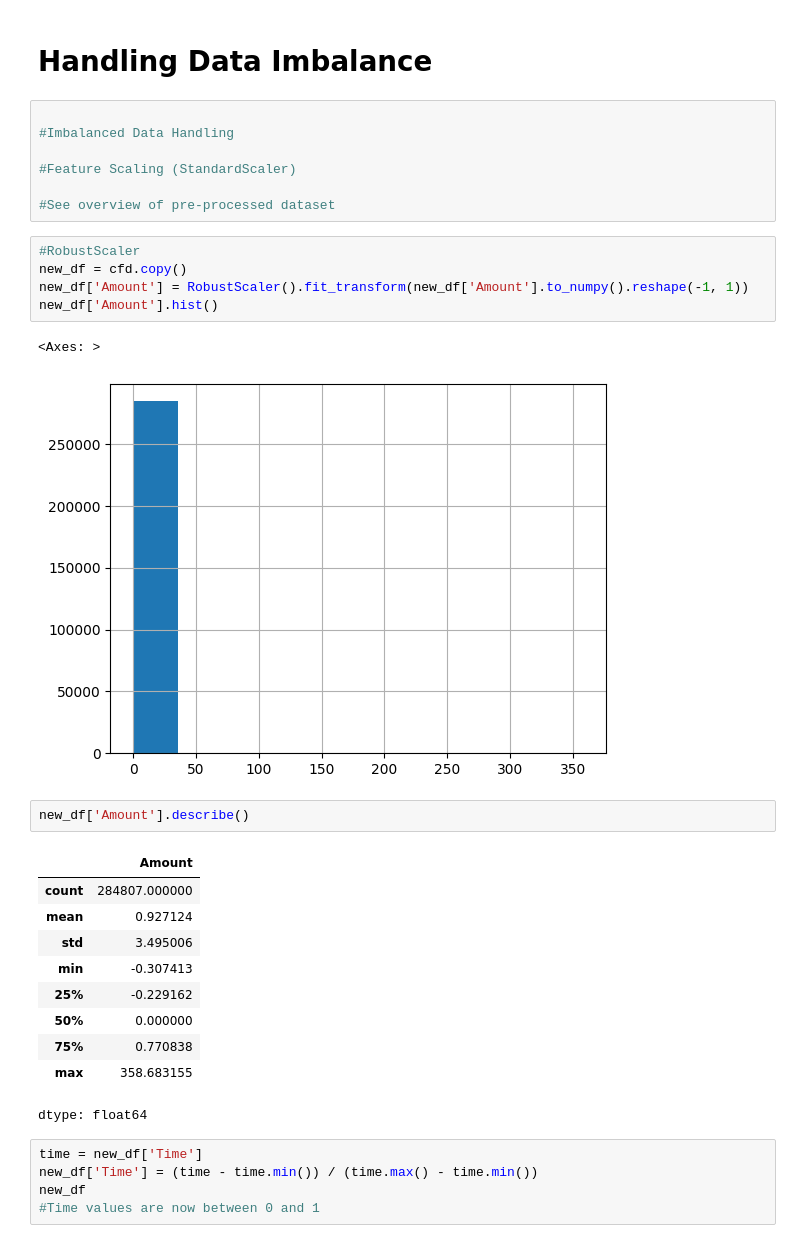
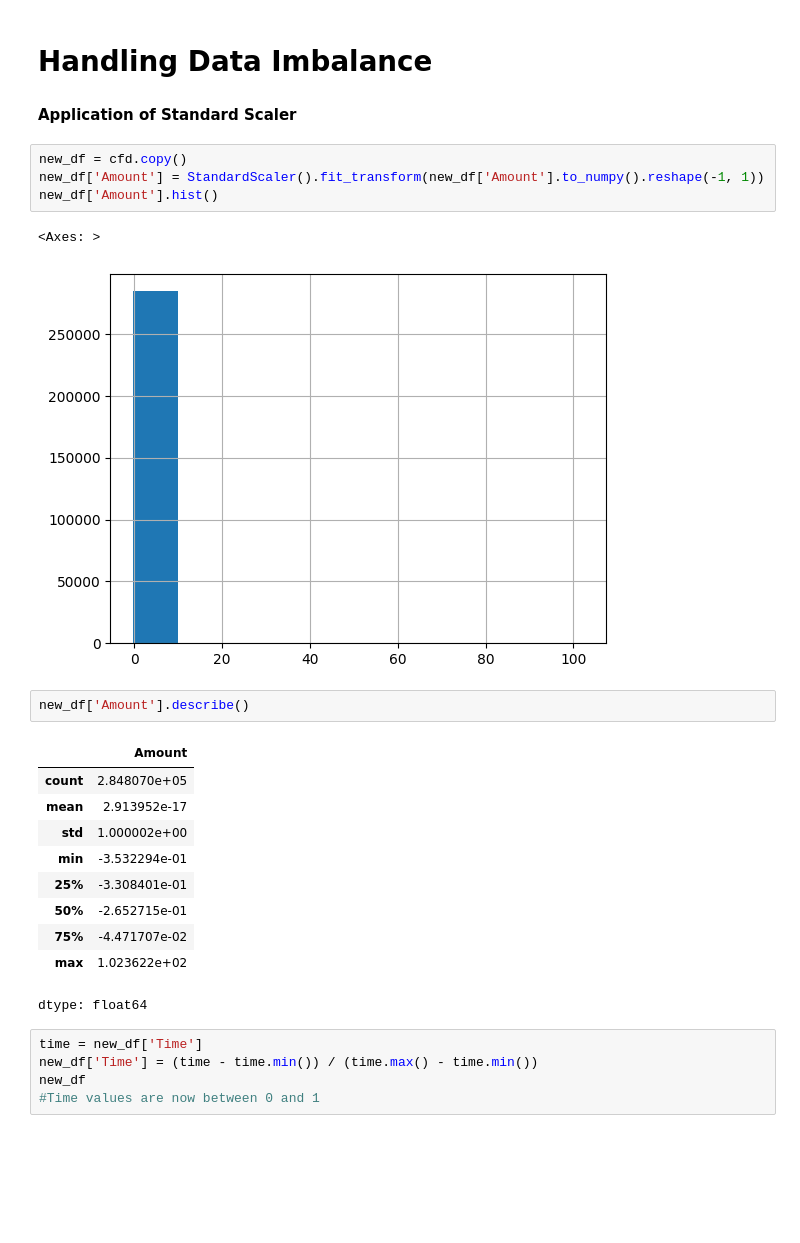
Before and after one commit to moridin04/CCADMACL-Research, a Jupyter notebook: Fraud_Detection_Program.ipynb, the cells around one changed output. Drawn from its saved outputs; the diff is of its cells as text; blank space fills up the shorter version.

```diff
--- a/Fraud_Detection_Program.ipynb
+++ b/Fraud_Detection_Program.ipynb
@@ -160,32 +181,26 @@ dtype: int64
 # %% [markdown]
 # **Handling Data Imbalance**
-# %%
-
-#Imbalanced Data Handling
-
-#Feature Scaling (StandardScaler)
-
-#See overview of pre-processed dataset
+# %% [markdown]
+**Application of Standard Scaler**
 # %%
-#RobustScaler
 new_df = cfd.copy()
-new_df['Amount'] = RobustScaler().fit_transform(new_df['Amount'].to_numpy().reshape(-1, 1))
+new_df['Amount'] = StandardScaler().fit_transform(new_df['Amount'].to_numpy().reshape(-1, 1))
 new_df['Amount'].hist()
 # %% [output]
 <Axes: >
-[figure, old version]
+[figure, new version]
 # %%
 new_df['Amount'].describe()
 # %% [output]
 |  | Amount |
-| count | 284807.000000 |
-| mean | 0.927124 |
-| std | 3.495006 |
-| min | -0.307413 |
-| 25% | -0.229162 |
-| 50% | 0.000000 |
-| 75% | 0.770838 |
-| max | 358.683155 |
+| count | 2.848070e+05 |
+| mean | 2.913952e-17 |
+| std | 1.000002e+00 |
+| min | -3.532294e-01 |
+| 25% | -3.308401e-01 |
+| 50% | -2.652715e-01 |
+| 75% | -4.471707e-02 |
+| max | 1.023622e+02 |
 dtype: float64
 # %%
 time = new_df['Time']
```
Also changed, not shown: parts of 38 cells of this notebook.
